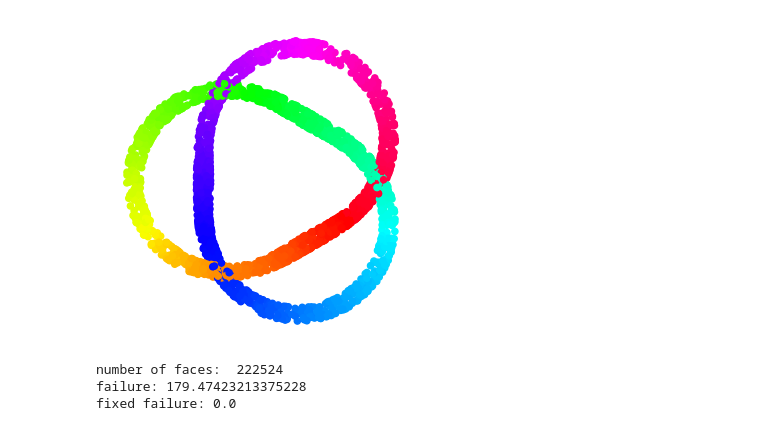
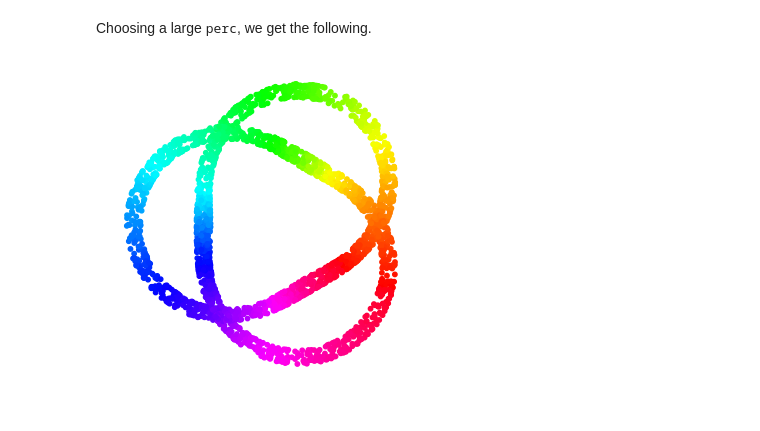
Before and after one commit to scikit-tda/DREiMac, a Jupyter notebook: notebooks/Trefoil.ipynb, the cells around one changed output. Cells and saved outputs as stored; diff of their text form; code cells hidden in the pictures.

Commit message:
improve interface for toroidal and circular coordinates (#6)

```diff
--- a/notebooks/Trefoil.ipynb
+++ b/notebooks/Trefoil.ipynb
@@ -32,0 +17,3 @@ plt.axvline(x=cc.coverage_, c="red")
+# %%
+cc = CircularCoords(X, 300, prime=3)
+plot_diagrams(cc.dgms_)
@@ -33,20 +36,14 @@ plt.axvline(x=cc.coverage_, c="red")
+# %% [markdown]
+Choosing a large <tt>perc</tt>, we get the following.
+# %%
+large_perc = 0.8
+circular_coords_large_perc = cc.get_coordinates(perc=large_perc, cocycle_idx=0)
 # %%
 PlotUtils.plot_2d_scatter_with_different_colorings(
     X,
-    [circular_coords],
-    point_size=20,
+    [circular_coords_large_perc],
+    point_size=10,
     cmap="hsv",
 )
 # %% [output]
-[figure, old version]
+[figure, new version]
-# %%
-prime = 3
-large_perc = 0.8
-
-cc = CircularCoords(X, 300, prime=prime)
-circular_coords_large_perc_fixed = cc.get_coordinates(perc=large_perc, cohomology_class=cohomology_class_index)
-circular_coords_large_perc_not_fixed = cc.get_coordinates(perc=large_perc, cohomology_class=cohomology_class_index, check_and_fix_cocycle_condition=False)
-# %% [output]
-number of faces:  222524
-failure: 179.47423213375228
-fixed failure: 0.0
```
Also changed, not shown: parts of 12 cells of this notebook, 13 other files.
